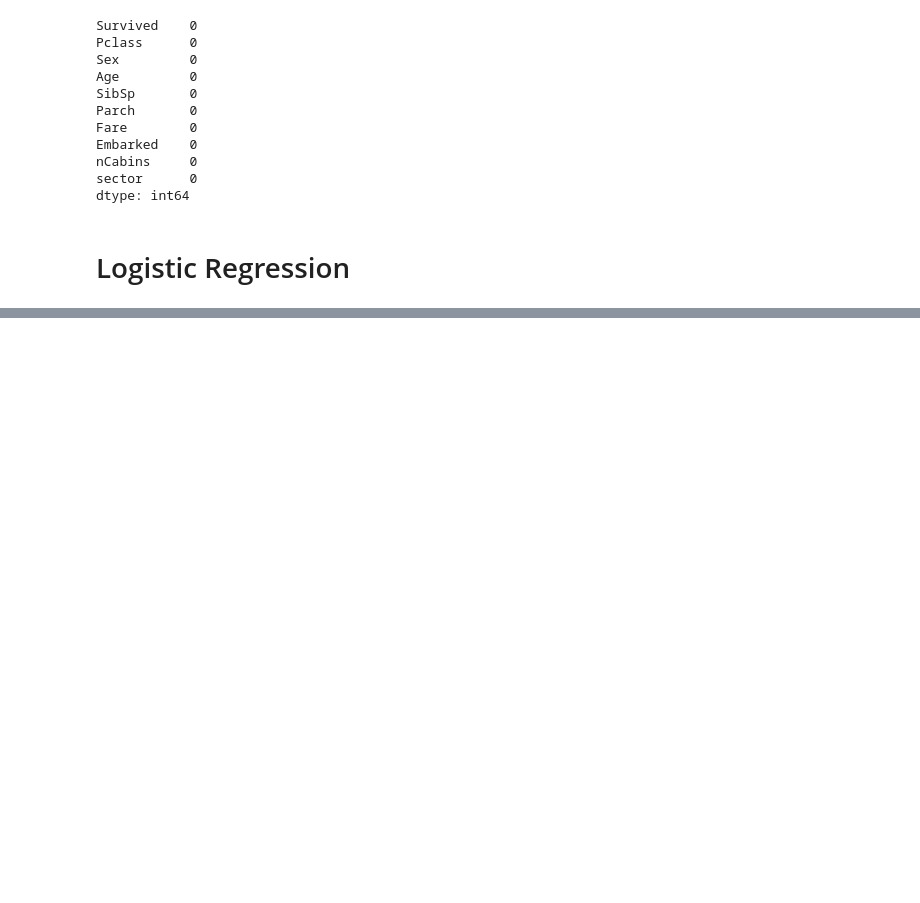
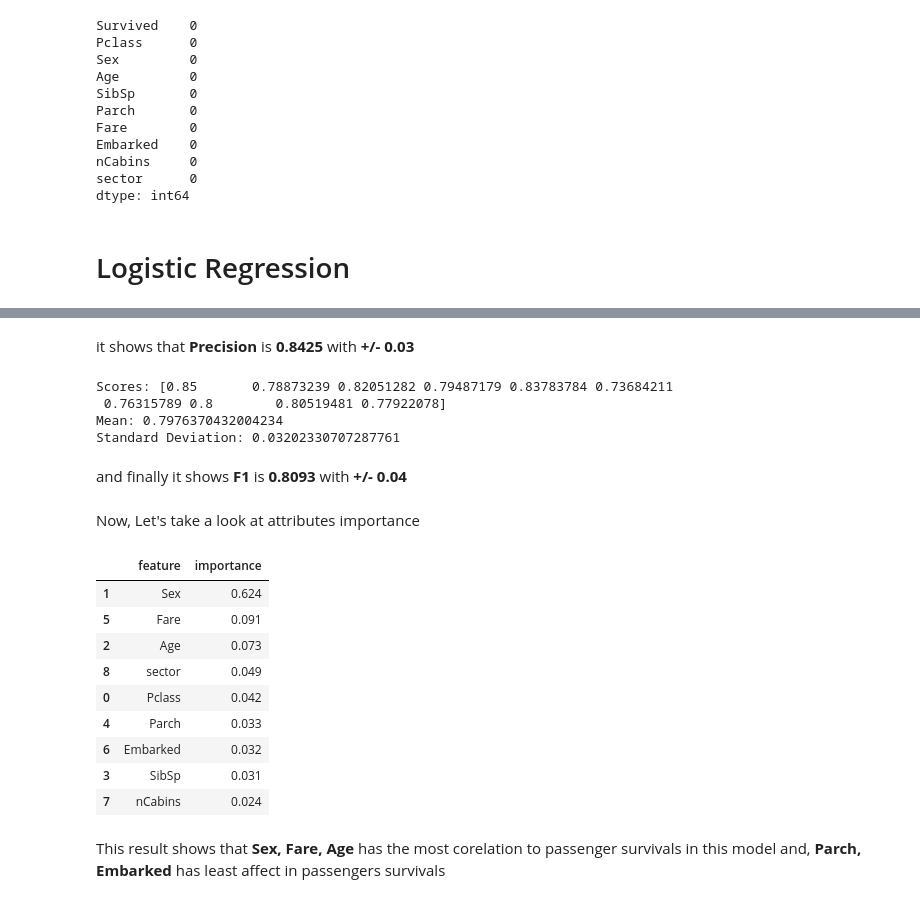
Before and after one commit to karrabi/titanic-project, a Jupyter notebook: project_titanic.ipynb, the cells around one changed output, grey strips where cells are left out. Saved outputs shown, nothing was run; the diff lists cells and outputs as text; code cells hidden in the pictures; blank space fills up the shorter version.

Commit message:
project_titanic.ipynb modified, added some details about best model

```diff
--- a/project_titanic.ipynb
+++ b/project_titanic.ipynb
@@ -1537,0 +1555,34 @@ print("Standard Deviation:", scores.std())
+# %% [markdown]
+it shows that **Precision** is **0.8425** with **+/- 0.03**
+# %%
+f1_scores = cross_val_score(rfc, X_train, y_train, cv=10, scoring = "f1")
+
+print("Scores:", f1_scores)
+print("Mean:", f1_scores.mean())
+print("Standard Deviation:", f1_scores.std())
+# %% [output]
+Scores: [0.85       0.78873239 0.82051282 0.79487179 0.83783784 0.73684211
+ 0.76315789 0.8        0.80519481 0.77922078]
+Mean: 0.7976370432004234
+Standard Deviation: 0.03202330707287761
+# %% [markdown]
+and finally it shows **F1** is **0.8093** with **+/- 0.04**
+# %% [markdown]
+Now, Let's take a look at attributes importance
+# %%
+importances = pd.DataFrame({'feature':X_train.columns,'importance':np.round(rfc.feature_importances_,3)})
+# %%
+importances.sort_values('importance',ascending=False)
+# %% [output]
+|  | feature | importance |
+| 1 | Sex | 0.624 |
+| 5 | Fare | 0.091 |
+| 2 | Age | 0.073 |
+| 8 | sector | 0.049 |
+| 0 | Pclass | 0.042 |
+| 4 | Parch | 0.033 |
+| 6 | Embarked | 0.032 |
+| 3 | SibSp | 0.031 |
+| 7 | nCabins | 0.024 |
+# %% [markdown]
+This result shows that **Sex, Fare, Age** has the most corelation to passenger survivals in this model and, **Parch, Embarked** has least affect in passengers survivals
```
Also changed, not shown: parts of 166 cells of this notebook.
